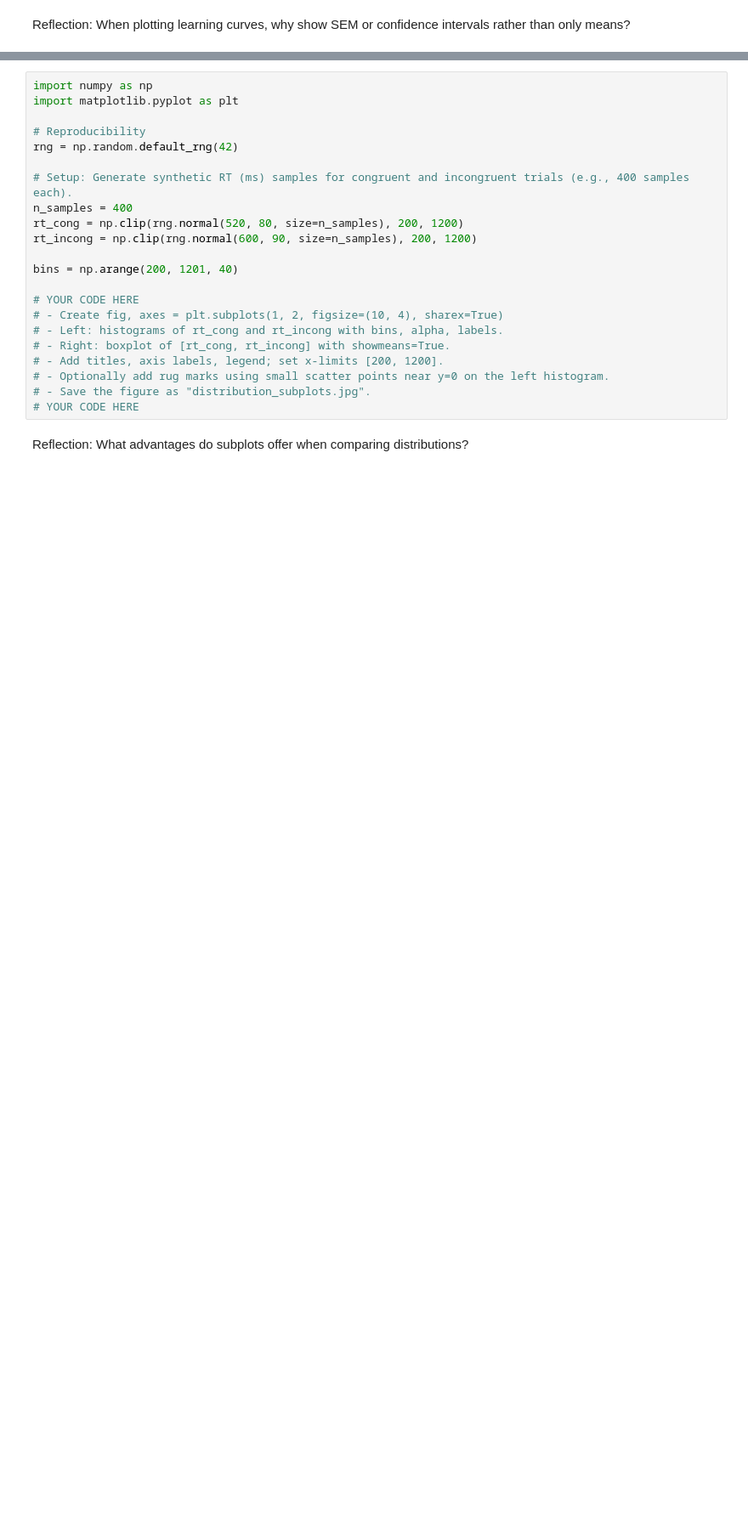
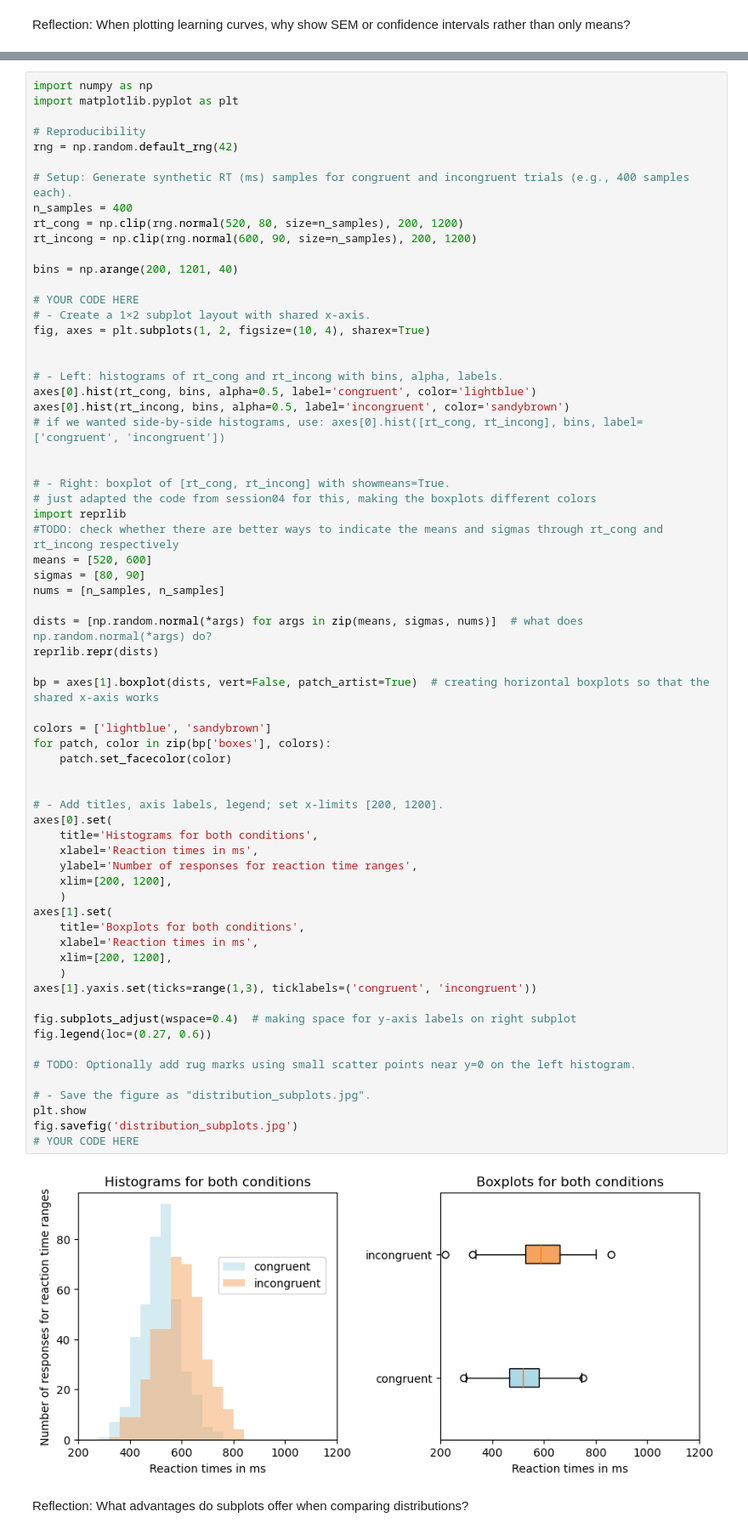
Before and after one commit to Moorboor/ScipyRepository, a Jupyter notebook: Sheet3/sheet03.ipynb, the cells around one changed output, grey strips where cells are left out. Shown: that part at 85% size. Saved outputs shown, nothing was run; the diff lists cells and outputs as text; blank space fills up the shorter version.

```diff
--- a/Sheet3/sheet03.ipynb
+++ b/Sheet3/sheet03.ipynb
@@ -90,24 +121,70 @@ Tasks:
 # %%
 import numpy as np
 import matplotlib.pyplot as plt
 
 # Reproducibility
 rng = np.random.default_rng(42)
 
 # Setup: Generate synthetic RT (ms) samples for congruent and incongruent trials (e.g., 400 samples each).
 n_samples = 400
 rt_cong = np.clip(rng.normal(520, 80, size=n_samples), 200, 1200)
 rt_incong = np.clip(rng.normal(600, 90, size=n_samples), 200, 1200)
 
 bins = np.arange(200, 1201, 40)
 
 # YOUR CODE HERE
-# - Create fig, axes = plt.subplots(1, 2, figsize=(10, 4), sharex=True)
+# - Create a 1×2 subplot layout with shared x-axis.
+fig, axes = plt.subplots(1, 2, figsize=(10, 4), sharex=True)
+
+
 # - Left: histograms of rt_cong and rt_incong with bins, alpha, labels.
+axes[0].hist(rt_cong, bins, alpha=0.5, label='congruent', color='lightblue')
+axes[0].hist(rt_incong, bins, alpha=0.5, label='incongruent', color='sandybrown')
+# if we wanted side-by-side histograms, use: axes[0].hist([rt_cong, rt_incong], bins, label=['congruent', 'incongruent'])
+
+
 # - Right: boxplot of [rt_cong, rt_incong] with showmeans=True.
+# just adapted the code from session04 for this, making the boxplots different colors
+import reprlib
+#TODO: check whether there are better ways to indicate the means and sigmas through rt_cong and rt_incong respectively
+means = [520, 600]
+sigmas = [80, 90]
+nums = [n_samples, n_samples]
+
+dists = [np.random.normal(*args) for args in zip(means, sigmas, nums)]  # what does np.random.normal(*args) do?
+reprlib.repr(dists)
+
+bp = axes[1].boxplot(dists, vert=False, patch_artist=True)  # creating horizontal boxplots so that the shared x-axis works
+
+colors = ['lightblue', 'sandybrown']
+for patch, color in zip(bp['boxes'], colors):
+    patch.set_facecolor(color)
+
+
 # - Add titles, axis labels, legend; set x-limits [200, 1200].
-# - Optionally add rug marks using small scatter points near y=0 on the left histogram.
+axes[0].set(
+    title='Histograms for both conditions',
+    xlabel='Reaction times in ms',
+    ylabel='Number of responses for reaction time ranges',
+    xlim=[200, 1200],
+    )
+axes[1].set(
+    title='Boxplots for both conditions',
+    xlabel='Reaction times in ms',
+    xlim=[200, 1200],
+    )
+axes[1].yaxis.set(ticks=range(1,3), ticklabels=('congruent', 'incongruent'))
+
+fig.subplots_adjust(wspace=0.4)  # making space for y-axis labels on right subplot
+fig.legend(loc=(0.27, 0.6))
+
+# TODO: Optionally add rug marks using small scatter points near y=0 on the left histogram.
+
 # - Save the figure as "distribution_subplots.jpg".
+plt.show
+fig.savefig('distribution_subplots.jpg')
 # YOUR CODE HERE
+# %% [output]
+[figure, added]
 # %% [markdown]
 Reflection: What advantages do subplots offer when comparing distributions?
```
Also changed, not shown: parts of 8 cells of this notebook.
